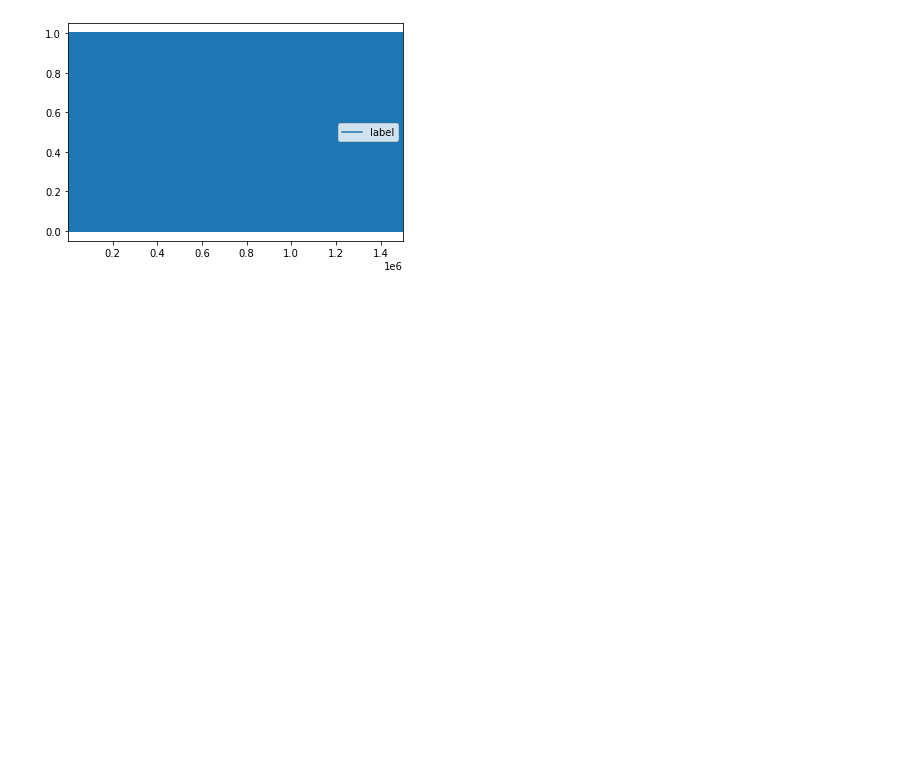
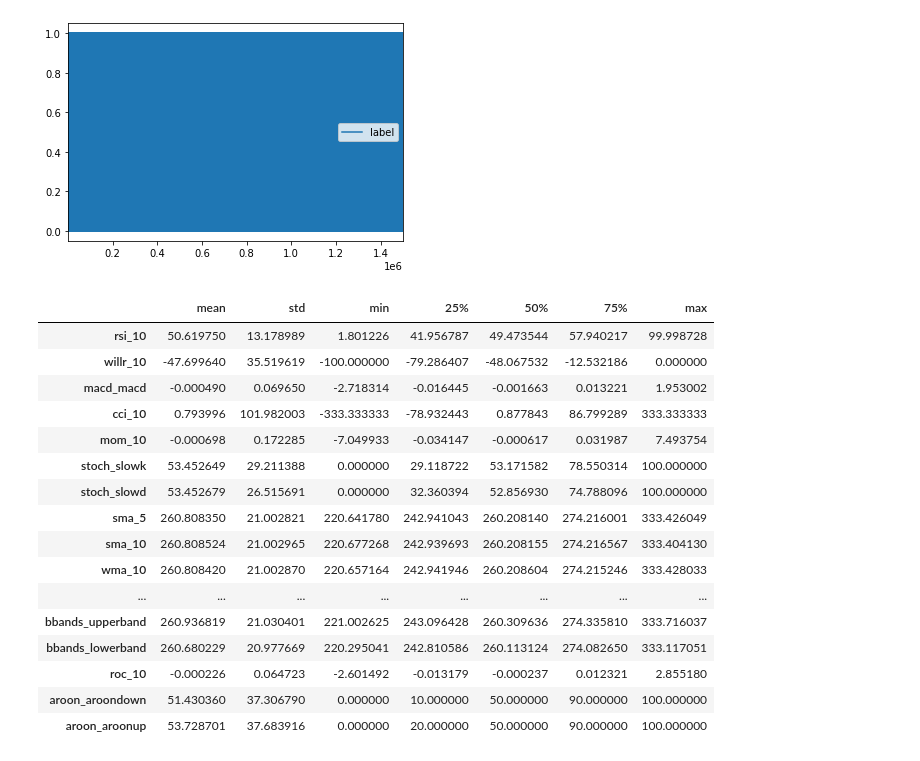
Before and after one commit to cetrulin/regime-switching-series-generator, a Jupyter notebook: notebooks/INDICATORS_DATASET_TS-GENERATOR.ipynb, the cells around one changed output. Saved outputs shown, nothing was run; the diff lists cells and outputs as text; code cells hidden in the pictures; blank space fills up the shorter version.

```diff
--- a/notebooks/INDICATORS_DATASET_TS-GENERATOR.ipynb
+++ b/notebooks/INDICATORS_DATASET_TS-GENERATOR.ipynb
@@ -913,3 +913,38 @@ output.plot(y=["label"])
 # %% [output]
 <AxesSubplot:>
 [figure]
+# %%
+import os
+import pandas as pd
+data_path = 'C:\\Users\\suare\\Workspace\\phd_cetrulin\\moa-2017.06-sources\\data\\synthetic\\synthetic3\\1\\'
+files = ['synthetic3_before_dev.arff', 'synthetic3_devset.arff', 'synthetic3_train.arff']
+
+# import arff
+from scipy.io.arff import loadarff
+import pandas as pd
+
+dfs = list()
+for file in files:
+    data = loadarff(os.sep.join([data_path, file]))
+    dfs.append(pd.DataFrame(data[0]).head(500000))
+synthset_1m = pd.concat(dfs)
+# %%
+synthset_1m.describe().transpose().drop(columns=['count'])
+# %% [output]
+|  | mean | std | min | 25% | 50% | 75% | max |
+| rsi_10 | 50.619750 | 13.178989 | 1.801226 | 41.956787 | 49.473544 | 57.940217 | 99.998728 |
+| willr_10 | -47.699640 | 35.519619 | -100.000000 | -79.286407 | -48.067532 | -12.532186 | 0.000000 |
+| macd_macd | -0.000490 | 0.069650 | -2.718314 | -0.016445 | -0.001663 | 0.013221 | 1.953002 |
+| cci_10 | 0.793996 | 101.982003 | -333.333333 | -78.932443 | 0.877843 | 86.799289 | 333.333333 |
+| mom_10 | -0.000698 | 0.172285 | -7.049933 | -0.034147 | -0.000617 | 0.031987 | 7.493754 |
+| stoch_slowk | 53.452649 | 29.211388 | 0.000000 | 29.118722 | 53.171582 | 78.550314 | 100.000000 |
+| stoch_slowd | 53.452679 | 26.515691 | 0.000000 | 32.360394 | 52.856930 | 74.788096 | 100.000000 |
+| sma_5 | 260.808350 | 21.002821 | 220.641780 | 242.941043 | 260.208140 | 274.216001 | 333.426049 |
+| sma_10 | 260.808524 | 21.002965 | 220.677268 | 242.939693 | 260.208155 | 274.216567 | 333.404130 |
+| wma_10 | 260.808420 | 21.002870 | 220.657164 | 242.941946 | 260.208604 | 274.215246 | 333.428033 |
+| ... | ... | ... | ... | ... | ... | ... | ... |
+| bbands_upperband | 260.936819 | 21.030401 | 221.002625 | 243.096428 | 260.309636 | 274.335810 | 333.716037 |
+| bbands_lowerband | 260.680229 | 20.977669 | 220.295041 | 242.810586 | 260.113124 | 274.082650 | 333.117051 |
+| roc_10 | -0.000226 | 0.064723 | -2.601492 | -0.013179 | -0.000237 | 0.012321 | 2.855180 |
+| aroon_aroondown | 51.430360 | 37.306790 | 0.000000 | 10.000000 | 50.000000 | 90.000000 | 100.000000 |
+| aroon_aroonup | 53.728701 | 37.683916 | 0.000000 | 20.000000 | 50.000000 | 90.000000 | 100.000000 |
```
Also changed, not shown: parts of 2 cells of this notebook.
